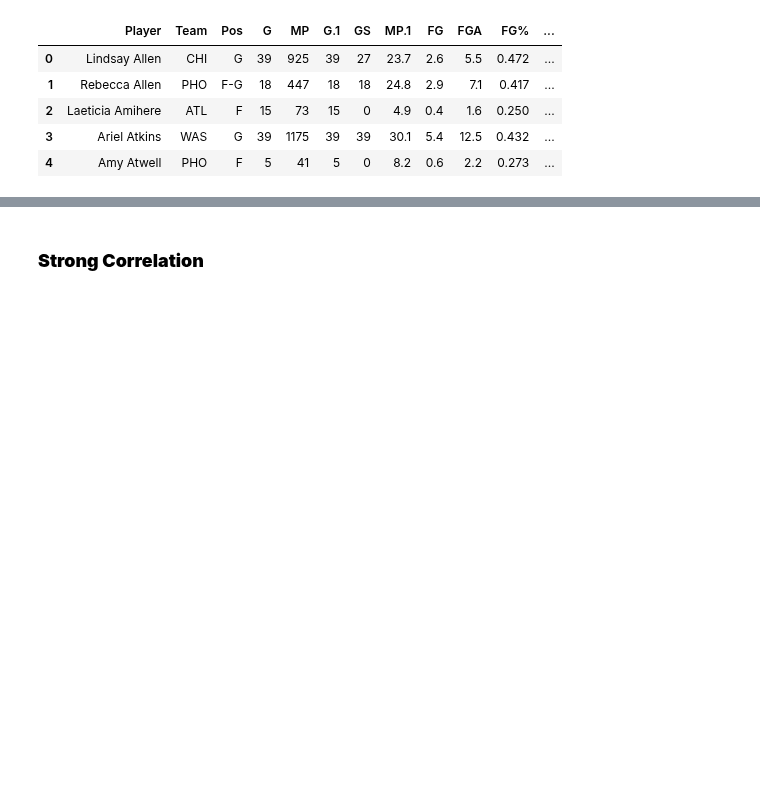
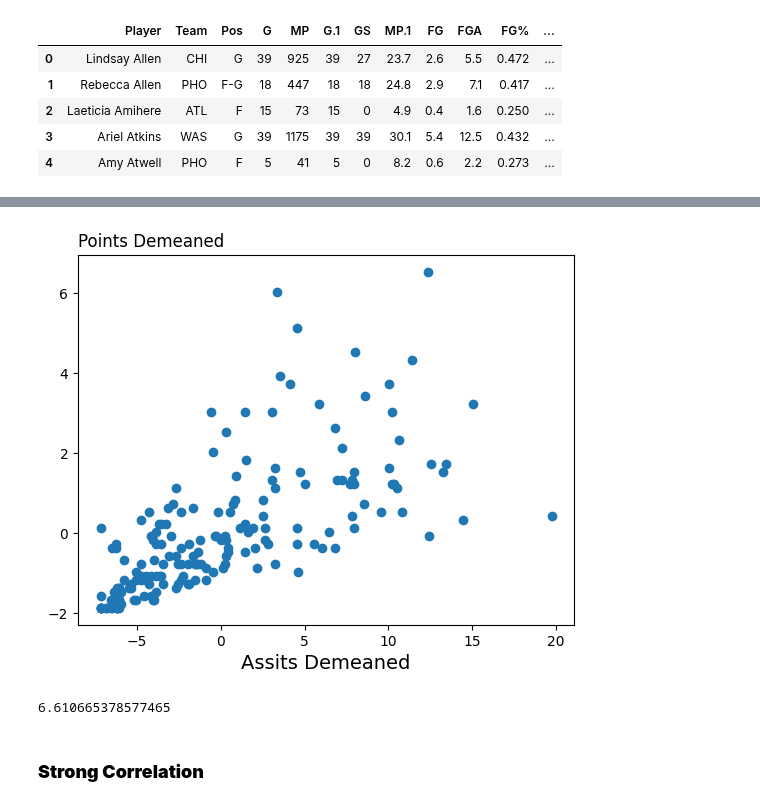
Before and after one commit to pharringtonp19/business-analytics, a Jupyter notebook: notebooks/statistical_inference_three.ipynb, the cells around one changed output, grey strips where cells are left out. Drawn from its saved outputs; the diff is of its cells as text; code cells hidden in the pictures; blank space fills up the shorter version.

```diff
--- a/notebooks/statistical_inference_three.ipynb
+++ b/notebooks/statistical_inference_three.ipynb
@@ -36,3 +56,15 @@ df.head()
+# %%
+plt.title('Points Demeaned', loc='left')
+plt.scatter(df['PTS_demeaned'], df['AST_demeaned'])
+plt.xlabel('Assits Demeaned', size=14)
+plt.show()
+# %% [output]
+[figure, added]
+# %%
+df['demeaned_product'] = df['PTS_demeaned'] * df['AST_demeaned']
+df['demeaned_product'].mean()
+# %% [output]
+6.610665378577465
 # %% [markdown]
 ### **Strong Correlation**
 # %%
```
Also changed, not shown: parts of 6 cells of this notebook.
